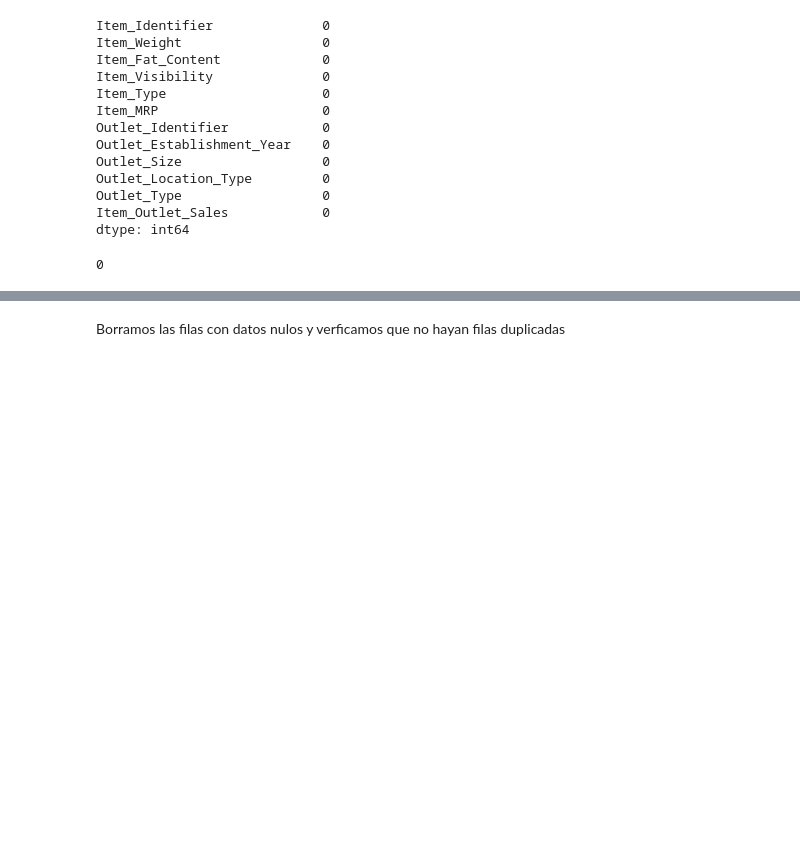
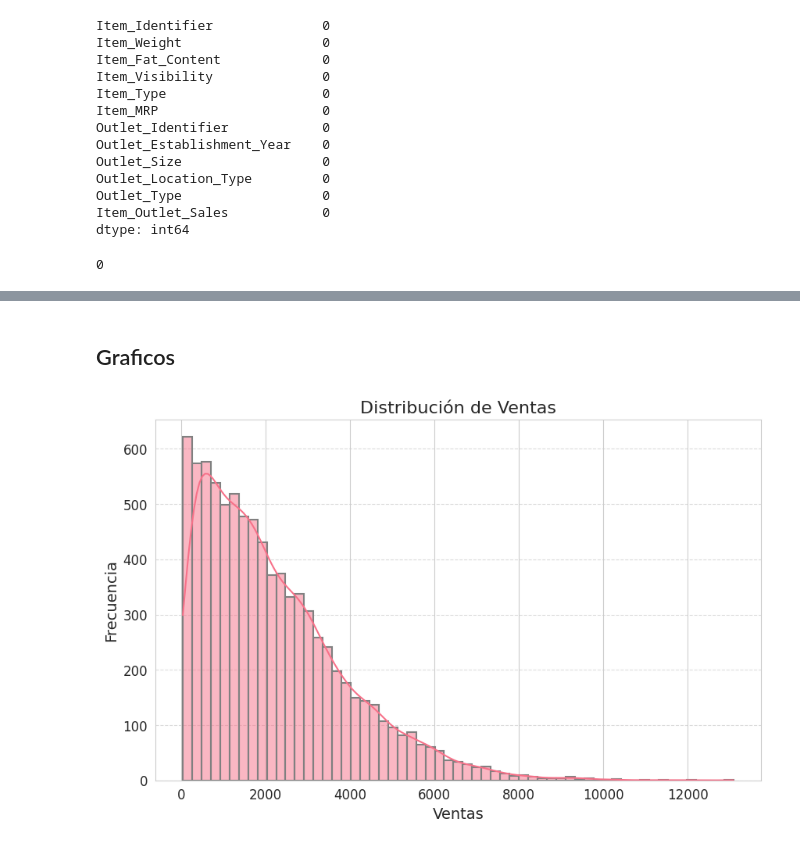
Before and after one commit to Cordova0397/predicciones-ventas, a Jupyter notebook: sales_prediction.ipynb, the cells around one changed output, grey strips where cells are left out. Saved outputs shown, nothing was run; the diff lists cells and outputs as text; code cells hidden in the pictures; blank space fills up the shorter version.

```diff
--- a/sales_prediction.ipynb
+++ b/sales_prediction.ipynb
@@ -298,5 +303,19 @@ Data columns (total 12 columns):
  11  Item_Outlet_Sales          8519 non-null   float64
 dtypes: float64(4), int64(1), object(7)
 memory usage: 865.2+ KB
-# %% [markdown]
-Borramos las filas con datos nulos y verficamos que no hayan filas duplicadas
+# %% [markdown]
+## Graficos
+# %%
+sns.set_style("whitegrid")
+palette = sns.color_palette("husl", 10)
+plt.figure(figsize=(10, 6))
+sns.histplot(df['Item_Outlet_Sales'], kde=True, color=palette[0], edgecolor='gray', linewidth=1.5)
+plt.title('Distribución de Ventas', fontsize=16)
+plt.xlabel('Ventas', fontsize=14)
+plt.ylabel('Frecuencia', fontsize=14)
+plt.xticks(fontsize=12)
+plt.yticks(fontsize=12)
+plt.grid(axis='y', linestyle='--', alpha=0.7)
+plt.show()
+# %% [output]
+[figure, added]
```
Also changed, not shown: parts of 57 cells of this notebook.
